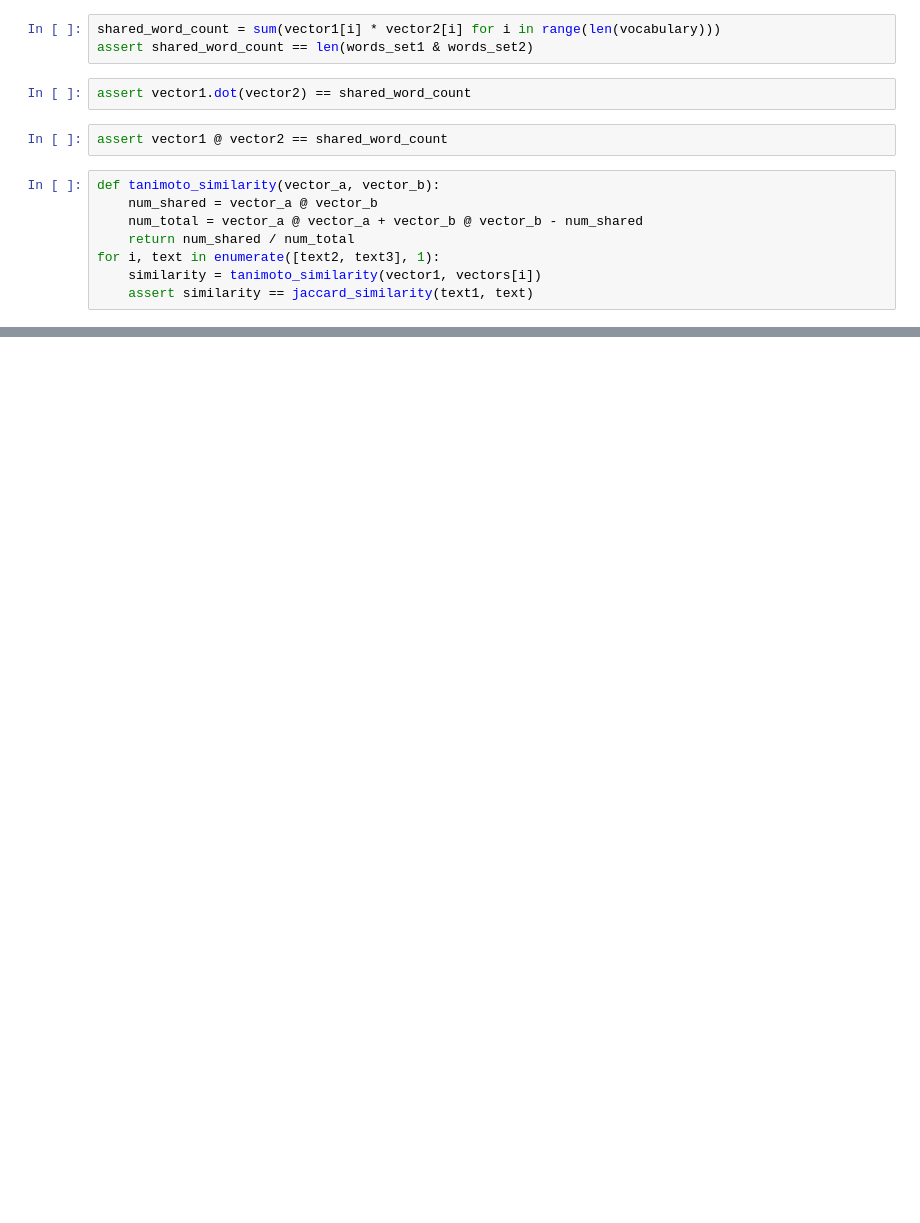
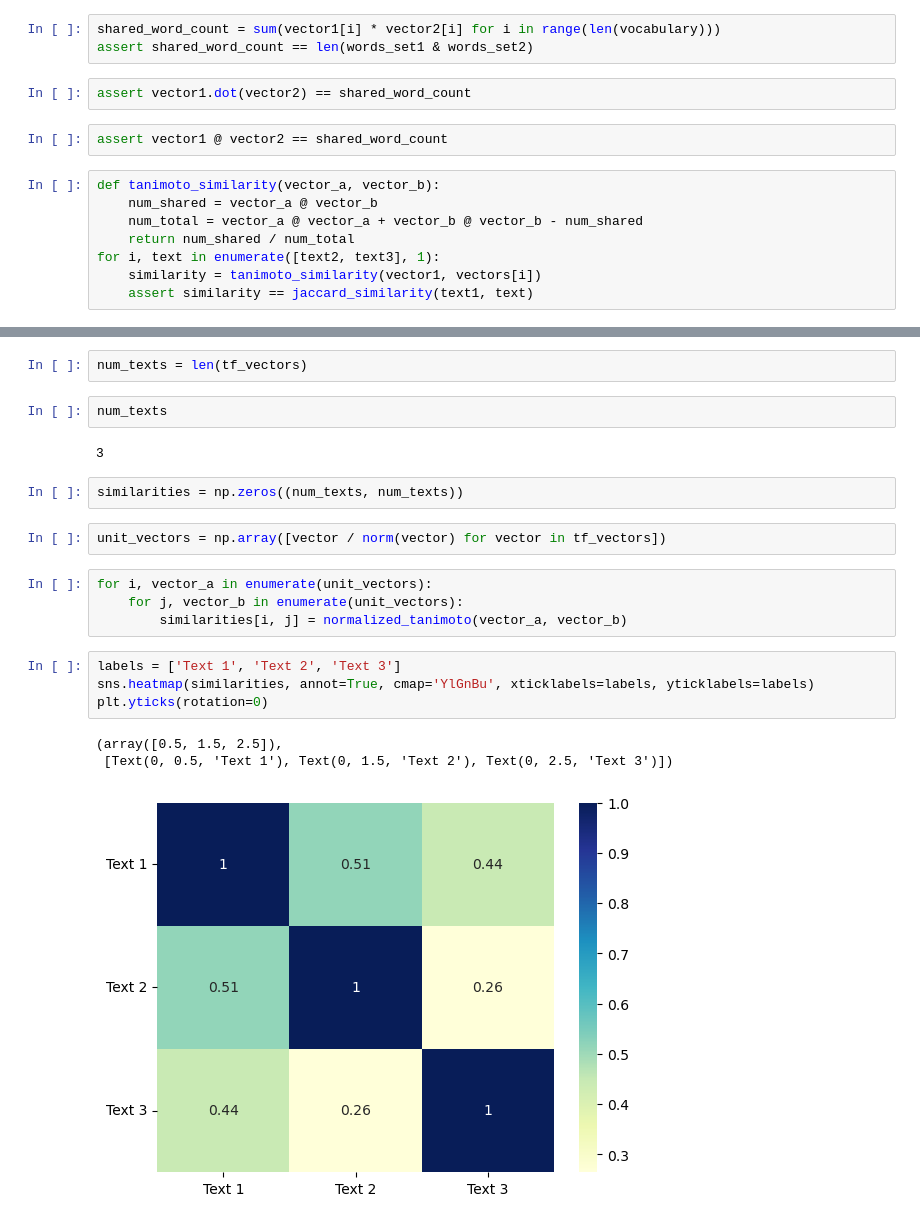
Before and after one commit to lesliebinbin/bootstrap-data-science, a Jupyter notebook: case04_study.ipynb, the cells around one changed output, grey strips where cells are left out. Cells and saved outputs as stored; diff of their text form; blank space fills up the shorter version.

```diff
--- a/case04_study.ipynb
+++ b/case04_study.ipynb
@@ -200,0 +357,22 @@ for i, text in enumerate([text2, text3], 1):
+# %%
+num_texts = len(tf_vectors)
+# %%
+num_texts
+# %% [output]
+3
+# %%
+similarities = np.zeros((num_texts, num_texts))
+# %%
+unit_vectors = np.array([vector / norm(vector) for vector in tf_vectors])
+# %%
+for i, vector_a in enumerate(unit_vectors):
+    for j, vector_b in enumerate(unit_vectors):
+        similarities[i, j] = normalized_tanimoto(vector_a, vector_b)
+# %%
+labels = ['Text 1', 'Text 2', 'Text 3']
+sns.heatmap(similarities, annot=True, cmap='YlGnBu', xticklabels=labels, yticklabels=labels)
+plt.yticks(rotation=0)
+# %% [output]
+(array([0.5, 1.5, 2.5]),
+ [Text(0, 0.5, 'Text 1'), Text(0, 1.5, 'Text 2'), Text(0, 2.5, 'Text 3')])
+[figure, added]
```
Also changed, not shown: parts of 29 cells of this notebook.
